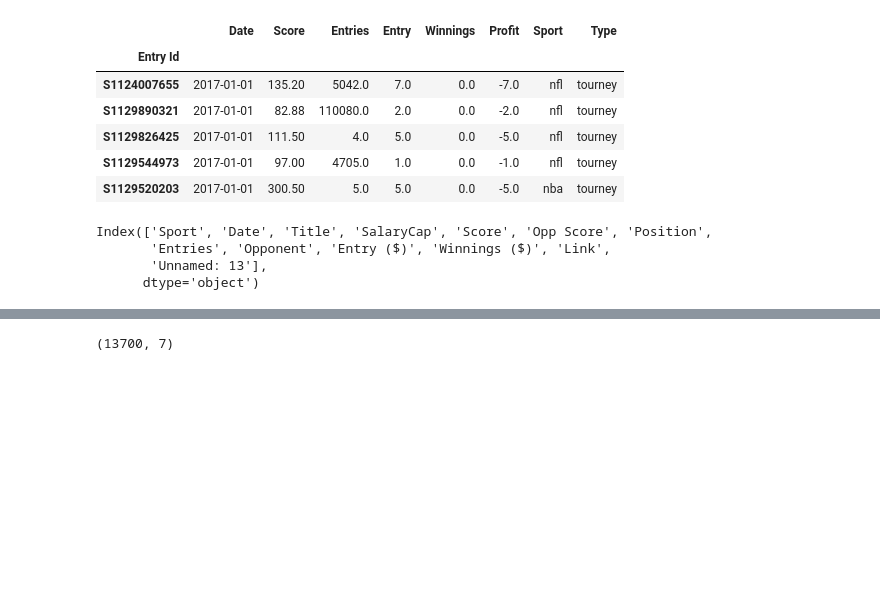
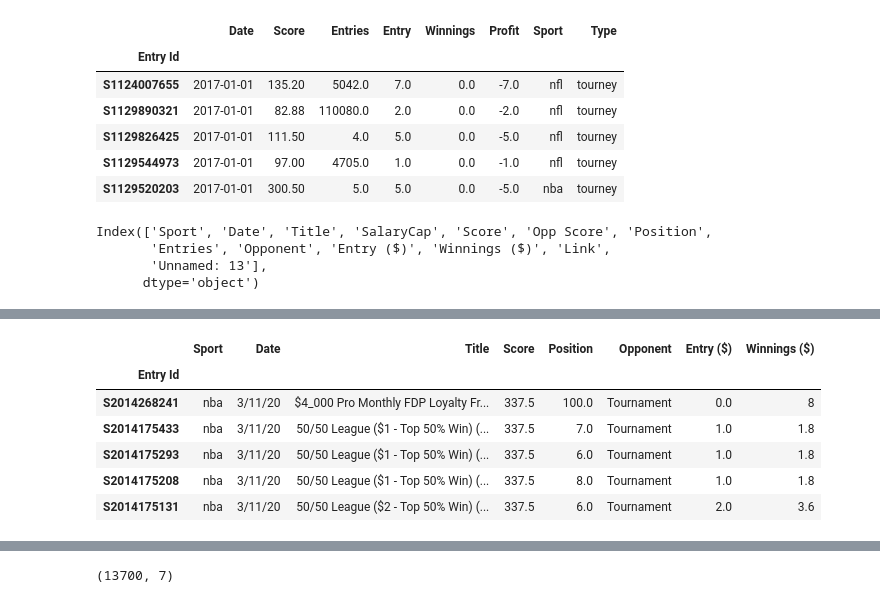
Before and after one commit to triolinho/verbose-octo-sniffle, a Jupyter notebook: fanduel_notebook.ipynb, the cells around one changed output, grey strips where cells are left out. Drawn from its saved outputs; the diff is of its cells as text; code cells hidden in the pictures; blank space fills up the shorter version.

```diff
--- a/fanduel_notebook.ipynb
+++ b/fanduel_notebook.ipynb
@@ -272,0 +277,10 @@ fd_df = result[col_list].copy()
+# %%
+fd_df_opp.head()
+# %% [output]
+|  | Sport | Date | Title | Score | Position | Opponent | Entry ($) | Winnings ($) |
+| Entry Id |  |  |  |  |  |  |  |  |
+| S2014268241 | nba | 3/11/20 | $4_000 Pro Monthly FDP Loyalty Fr... | 337.5 | 100.0 | Tournament | 0.0 | 8 |
+| S2014175433 | nba | 3/11/20 | 50/50 League ($1 - Top 50% Win) (... | 337.5 | 7.0 | Tournament | 1.0 | 1.8 |
+| S2014175293 | nba | 3/11/20 | 50/50 League ($1 - Top 50% Win) (... | 337.5 | 6.0 | Tournament | 1.0 | 1.8 |
+| S2014175208 | nba | 3/11/20 | 50/50 League ($1 - Top 50% Win) (... | 337.5 | 8.0 | Tournament | 1.0 | 1.8 |
+| S2014175131 | nba | 3/11/20 | 50/50 League ($2 - Top 50% Win) (... | 337.5 | 6.0 | Tournament | 2.0 | 3.6 |
```
Also changed, not shown: parts of 3 cells of this notebook.
